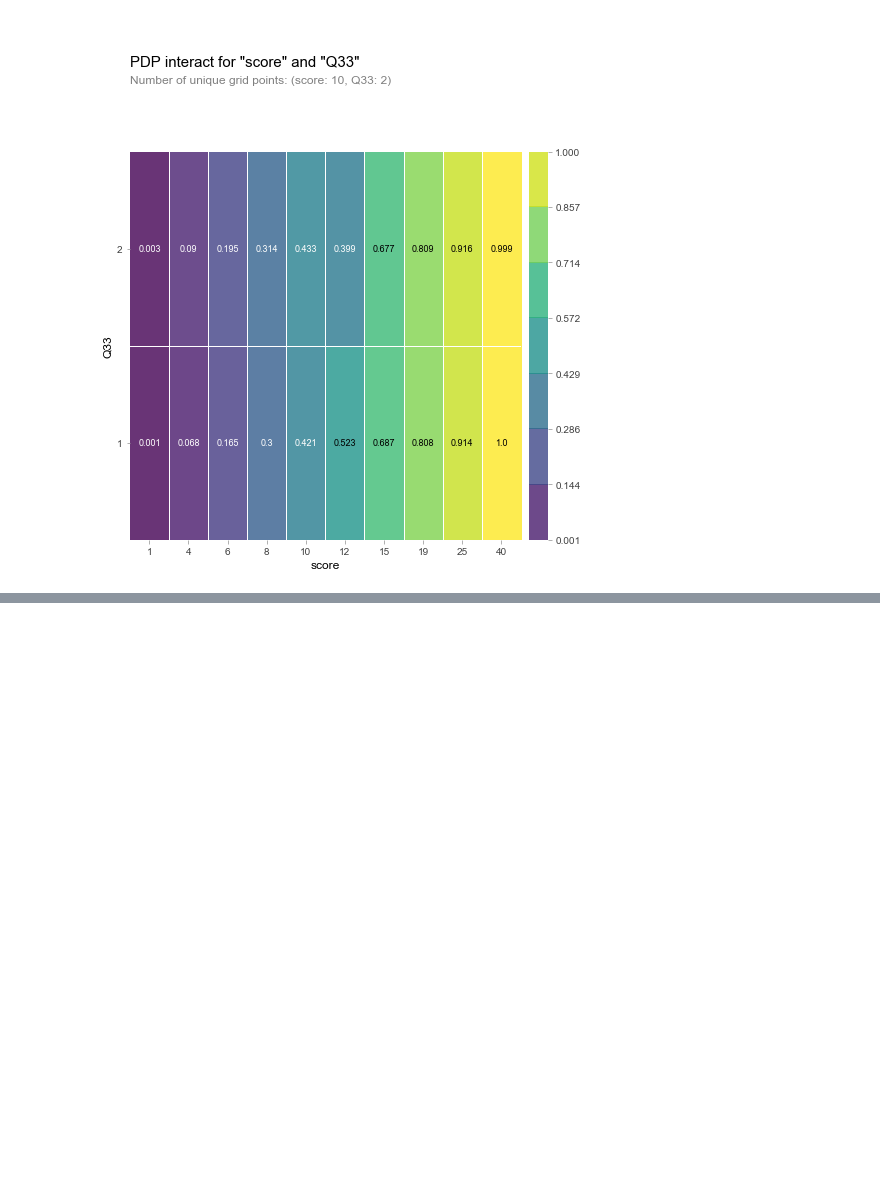
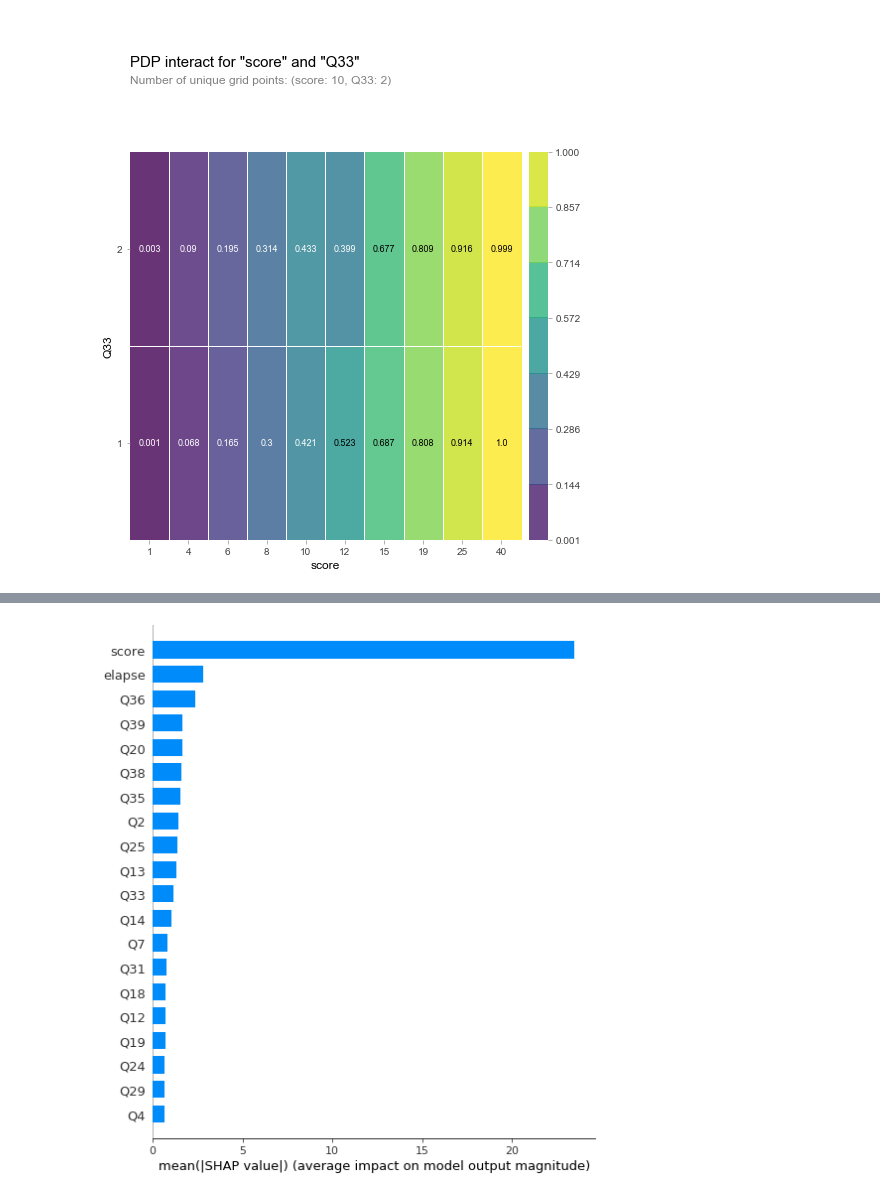
Before and after one commit to bloominstituteoftechnology/DS-Unit-2-Applied-Modeling, a Jupyter notebook: module4-model-interpretation/LS_DS_234_assignment.ipynb, the cells around one changed output, grey strips where cells are left out. Cells and saved outputs as stored; diff of their text form; code cells hidden in the pictures; blank space fills up the shorter version.

```diff
--- a/module4-model-interpretation/LS_DS_234_assignment.ipynb
+++ b/module4-model-interpretation/LS_DS_234_assignment.ipynb
@@ -424,3 +424,6 @@ interaction = pdp_interact(
 pdp_interact_plot(interaction, plot_type='grid', feature_names=features);
 # %% [output]
 [figure]
+# %%
+row = X_test.iloc[[0]]
+row
@@ -426,0 +442,4 @@ pdp_interact_plot(interaction, plot_type='grid', feature_names=features);
+# %%
+model = XGBClassifier(random_state=42, n_estimators=1000,
+                 max_depth=3, learning_rate=0.6, n_jobs=-1)
+model.fit(X_test, y_test)
@@ -426,0 +454,6 @@ pdp_interact_plot(interaction, plot_type='grid', feature_names=features);
+# %%
+import shap
+
+explainer = shap.TreeExplainer(model)
+shap_values = explainer.shap_values(row)
+shap_values
@@ -426,0 +480,4 @@ pdp_interact_plot(interaction, plot_type='grid', feature_names=features);
+# %%
+shap.summary_plot(shap_values, X_test, plot_type = 'bar')
+# %% [output]
+[figure, added]
```
Also changed, not shown: parts of 7 cells of this notebook.
